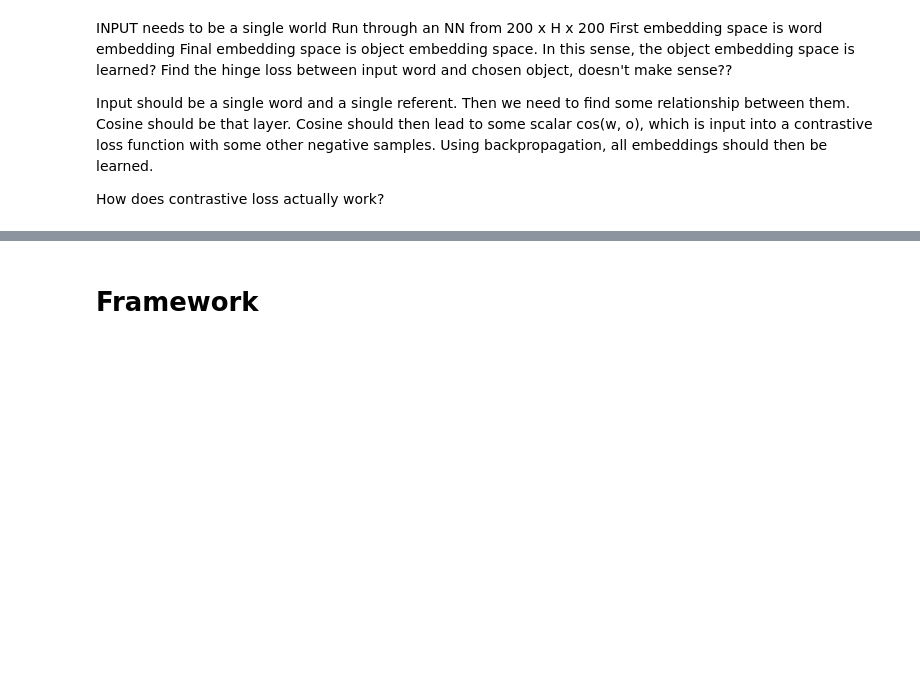
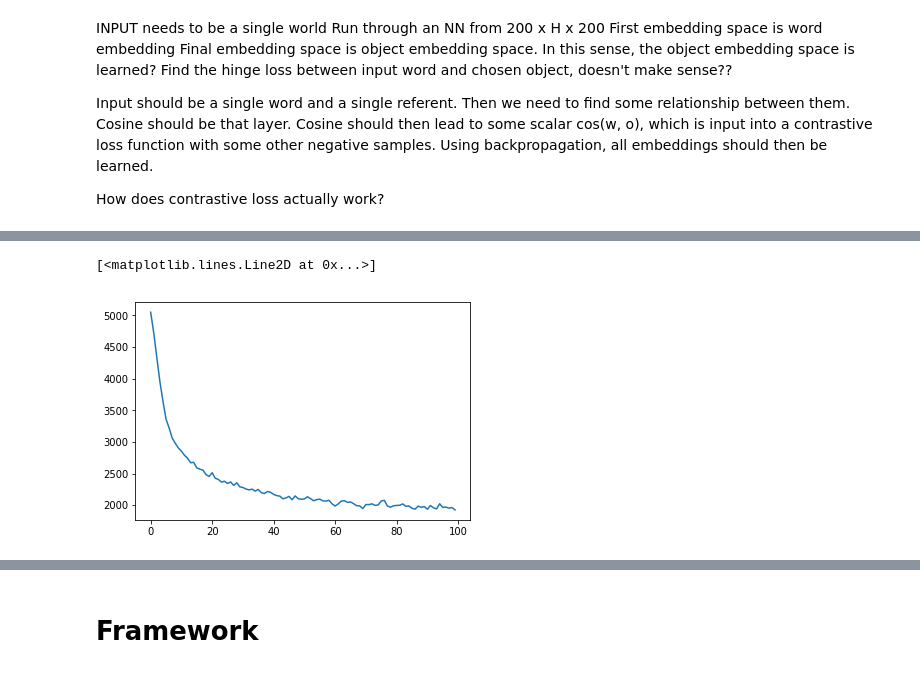
Before and after one commit to jaikaggarwal/PolysemyNN, a Jupyter notebook: Jai Workspace.ipynb, the cells around one changed output, grey strips where cells are left out. Saved outputs shown, nothing was run; the diff lists cells and outputs as text; code cells hidden in the pictures; blank space fills up the shorter version.

```diff
--- a/Jai Workspace.ipynb
+++ b/Jai Workspace.ipynb
@@ -261 +252,6 @@ for lr in [1e-1, 5e-2, 1e-2, 5e-3, 1e-3, 5e-4, 1e-4, 1e-5, 1e-6, 1e-7]:
+# %%
+plt.plot(np.arange(100), all_losses[0])
+# %% [output]
+[<matplotlib.lines.Line2D at 0x...>]
+[figure, added]
 # %%
```
Also changed, not shown: parts of 4 cells of this notebook.
